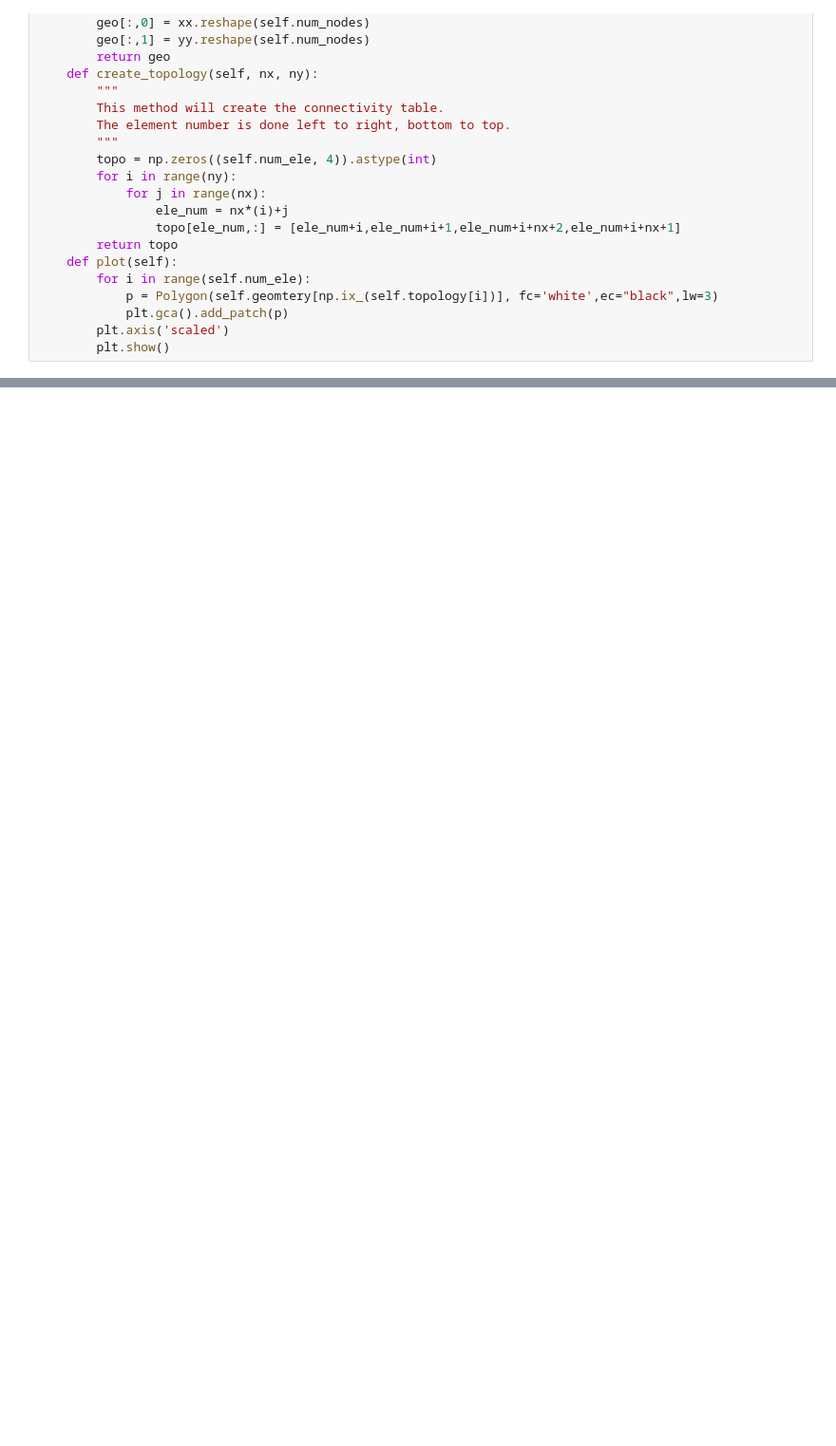
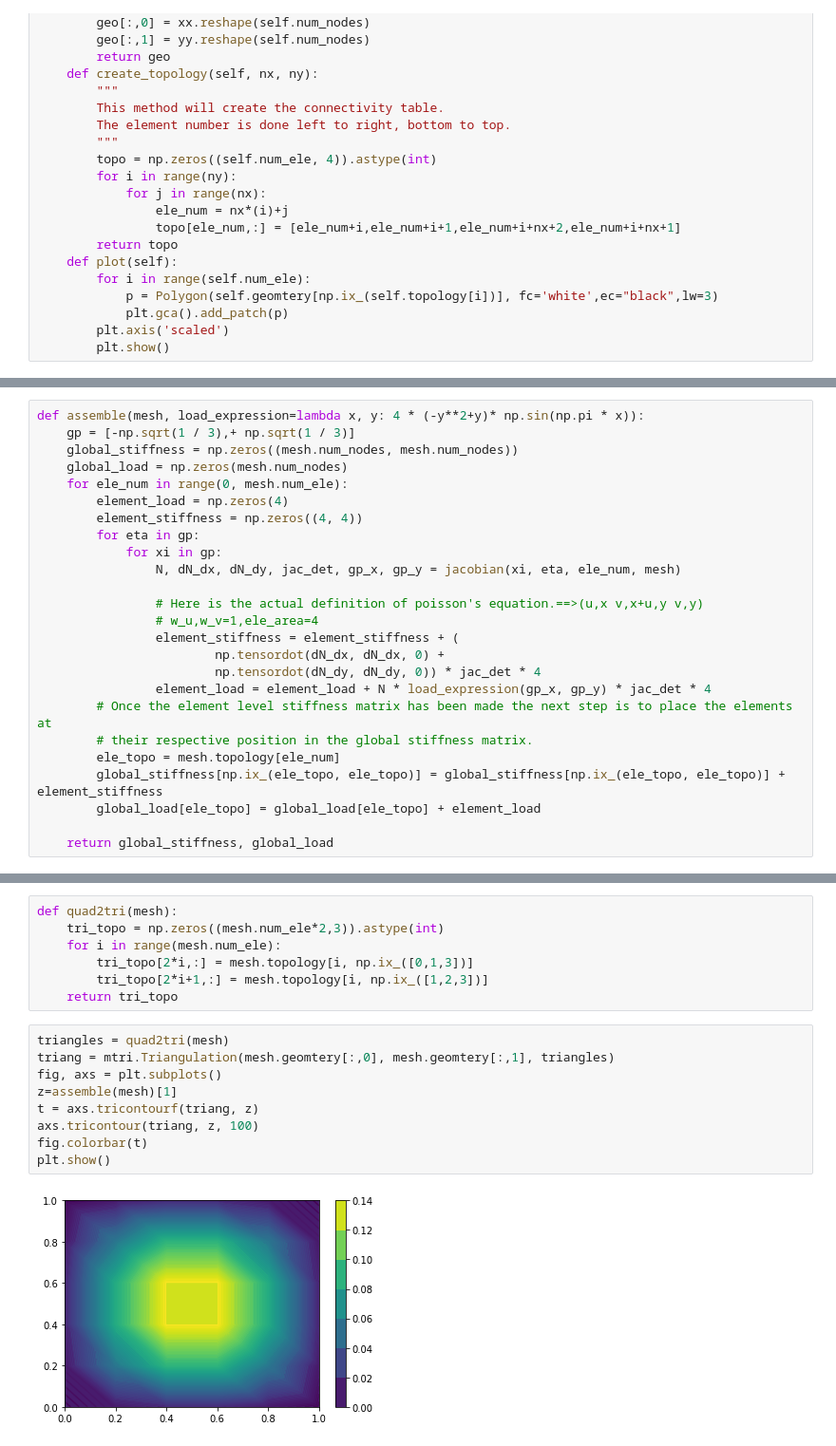
Before and after one commit to iitrabhi/exascale-exercise, a Jupyter notebook: exercise-two/poisson.ipynb, the cells around one changed output, grey strips where cells are left out. Shown at 95% size. Saved outputs shown, nothing was run; the diff lists cells and outputs as text; blank space fills up the shorter version.

```diff
--- a/exercise-two/poisson.ipynb
+++ b/exercise-two/poisson.ipynb
@@ -52,0 +96,25 @@ mesh.plot()
+# %%
+def assemble(mesh, load_expression=lambda x, y: 4 * (-y**2+y)* np.sin(np.pi * x)):
+    gp = [-np.sqrt(1 / 3),+ np.sqrt(1 / 3)]
+    global_stiffness = np.zeros((mesh.num_nodes, mesh.num_nodes))
+    global_load = np.zeros(mesh.num_nodes)
+    for ele_num in range(0, mesh.num_ele):
+        element_load = np.zeros(4)
+        element_stiffness = np.zeros((4, 4))
+        for eta in gp:
+            for xi in gp:
+                N, dN_dx, dN_dy, jac_det, gp_x, gp_y = jacobian(xi, eta, ele_num, mesh)
+
+                # Here is the actual definition of poisson's equation.==>(u,x v,x+u,y v,y)
+                # w_u,w_v=1,ele_area=4
+                element_stiffness = element_stiffness + (
+                        np.tensordot(dN_dx, dN_dx, 0) +
+                        np.tensordot(dN_dy, dN_dy, 0)) * jac_det * 4
+                element_load = element_load + N * load_expression(gp_x, gp_y) * jac_det * 4
+        # Once the element level stiffness matrix has been made the next step is to place the elements at
+        # their respective position in the global stiffness matrix.
+        ele_topo = mesh.topology[ele_num]
+        global_stiffness[np.ix_(ele_topo, ele_topo)] = global_stiffness[np.ix_(ele_topo, ele_topo)] + element_stiffness
+        global_load[ele_topo] = global_load[ele_topo] + element_load
+
+    return global_stiffness, global_load
@@ -52,0 +141,18 @@ mesh.plot()
+# %%
+def quad2tri(mesh):
+    tri_topo = np.zeros((mesh.num_ele*2,3)).astype(int)
+    for i in range(mesh.num_ele):
+        tri_topo[2*i,:] = mesh.topology[i, np.ix_([0,1,3])]
+        tri_topo[2*i+1,:] = mesh.topology[i, np.ix_([1,2,3])]
+    return tri_topo
+# %%
+triangles = quad2tri(mesh)
+triang = mtri.Triangulation(mesh.geomtery[:,0], mesh.geomtery[:,1], triangles)
+fig, axs = plt.subplots()
+z=assemble(mesh)[1]
+t = axs.tricontourf(triang, z)
+axs.tricontour(triang, z, 100)
+fig.colorbar(t)
+plt.show()
+# %% [output]
+[figure, added]
```
Also changed, not shown: parts of 13 cells of this notebook.
